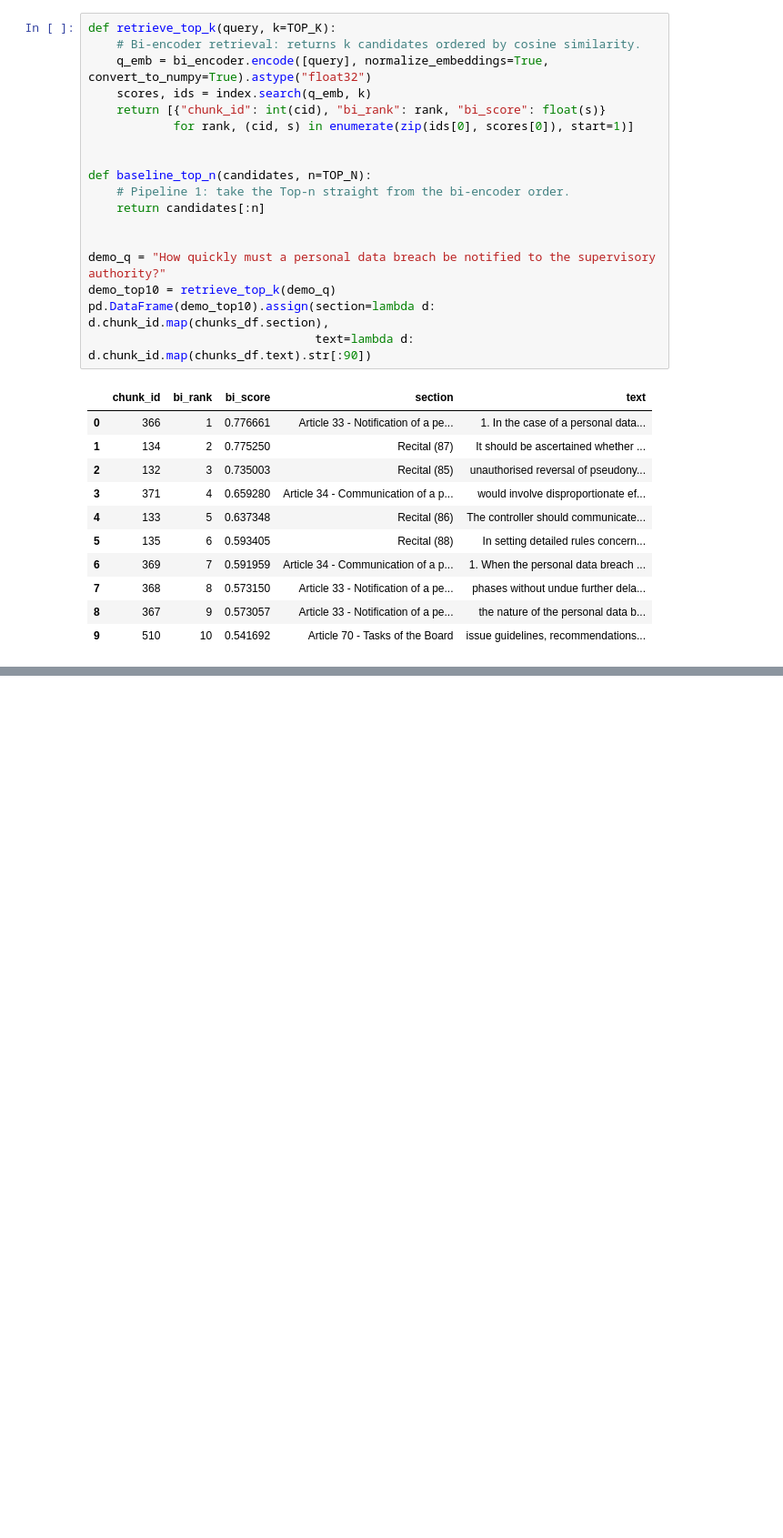
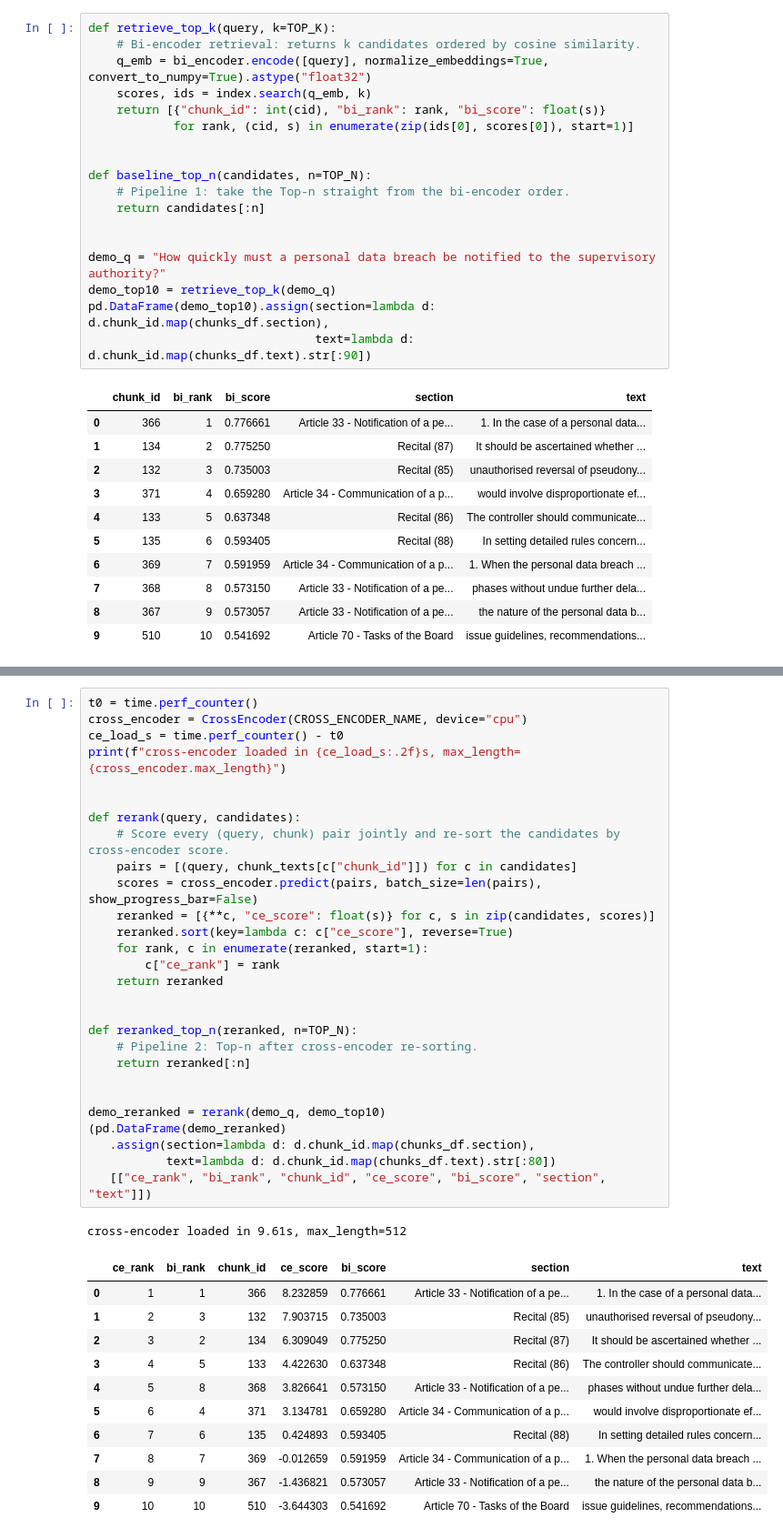
Before and after one commit to Sourav-Nath-01/RAG-Assignment-Baseline-vs.-Re-Ranking, a Jupyter notebook: RAG_Reranking.ipynb, the cells around one changed output, grey strips where cells are left out. Shown at 91% size. Saved outputs shown, nothing was run; the diff lists cells and outputs as text; blank space fills up the shorter version.

Commit message:
Add cross-encoder re-ranking of the top 10 candidates

```diff
--- a/RAG_Reranking.ipynb
+++ b/RAG_Reranking.ipynb
@@ -346,0 +357,41 @@ pd.DataFrame(demo_top10).assign(section=lambda d: d.chunk_id.map(chunks_df.secti
+# %%
+t0 = time.perf_counter()
+cross_encoder = CrossEncoder(CROSS_ENCODER_NAME, device="cpu")
+ce_load_s = time.perf_counter() - t0
+print(f"cross-encoder loaded in {ce_load_s:.2f}s, max_length={cross_encoder.max_length}")
+
+
+def rerank(query, candidates):
+    # Score every (query, chunk) pair jointly and re-sort the candidates by cross-encoder score.
+    pairs = [(query, chunk_texts[c["chunk_id"]]) for c in candidates]
+    scores = cross_encoder.predict(pairs, batch_size=len(pairs), show_progress_bar=False)
+    reranked = [{**c, "ce_score": float(s)} for c, s in zip(candidates, scores)]
+    reranked.sort(key=lambda c: c["ce_score"], reverse=True)
+    for rank, c in enumerate(reranked, start=1):
+        c["ce_rank"] = rank
+    return reranked
+
+
+def reranked_top_n(reranked, n=TOP_N):
+    # Pipeline 2: Top-n after cross-encoder re-sorting.
+    return reranked[:n]
+
+
+demo_reranked = rerank(demo_q, demo_top10)
+(pd.DataFrame(demo_reranked)
+   .assign(section=lambda d: d.chunk_id.map(chunks_df.section),
+           text=lambda d: d.chunk_id.map(chunks_df.text).str[:80])
+   [["ce_rank", "bi_rank", "chunk_id", "ce_score", "bi_score", "section", "text"]])
+# %% [output]
+cross-encoder loaded in 9.61s, max_length=512
+|  | ce_rank | bi_rank | chunk_id | ce_score | bi_score | section | text |
+| 0 | 1 | 1 | 366 | 8.232859 | 0.776661 | Article 33 - Notification of a pe... | 1. In the case of a personal data... |
+| 1 | 2 | 3 | 132 | 7.903715 | 0.735003 | Recital (85) | unauthorised reversal of pseudony... |
+| 2 | 3 | 2 | 134 | 6.309049 | 0.775250 | Recital (87) | It should be ascertained whether ... |
+| 3 | 4 | 5 | 133 | 4.422630 | 0.637348 | Recital (86) | The controller should communicate... |
+| 4 | 5 | 8 | 368 | 3.826641 | 0.573150 | Article 33 - Notification of a pe... | phases without undue further dela... |
+| 5 | 6 | 4 | 371 | 3.134781 | 0.659280 | Article 34 - Communication of a p... | would involve disproportionate ef... |
+| 6 | 7 | 6 | 135 | 0.424893 | 0.593405 | Recital (88) | In setting detailed rules concern... |
+| 7 | 8 | 7 | 369 | -0.012659 | 0.591959 | Article 34 - Communication of a p... | 1. When the personal data breach ... |
+| 8 | 9 | 9 | 367 | -1.436821 | 0.573057 | Article 33 - Notification of a pe... | the nature of the personal data b... |
+| 9 | 10 | 10 | 510 | -3.644303 | 0.541692 | Article 70 - Tasks of the Board | issue guidelines, recommendations... |
```
Also changed, not shown: parts of 3 cells of this notebook.
